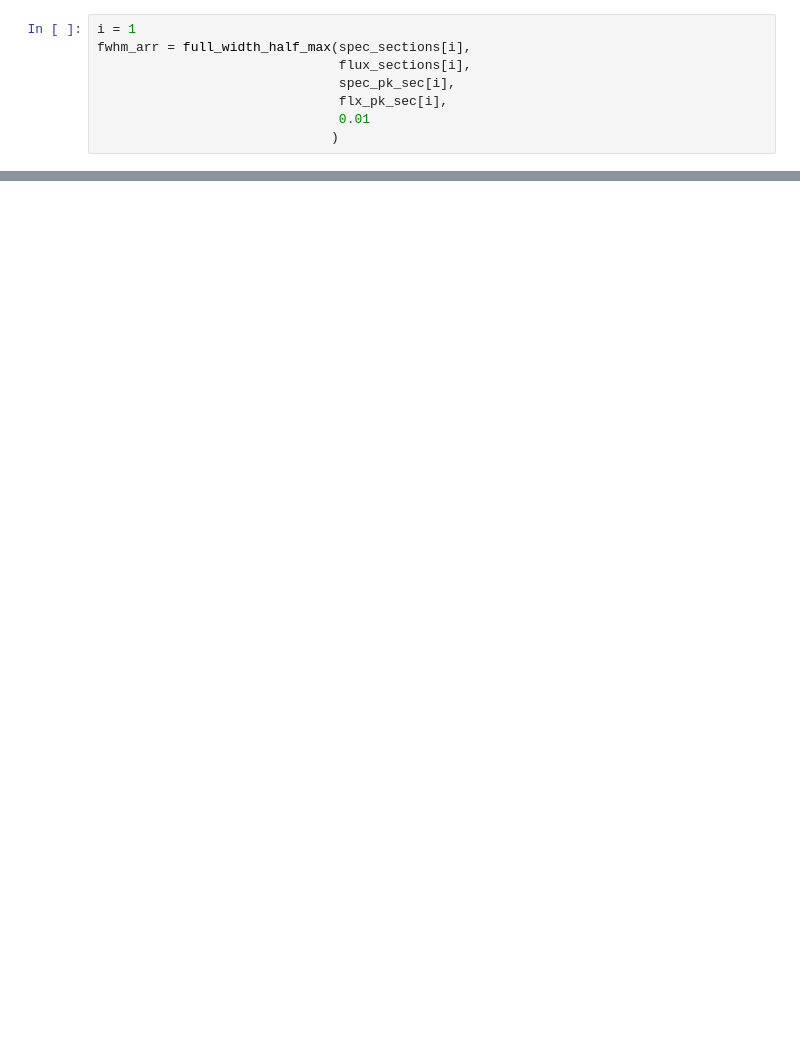
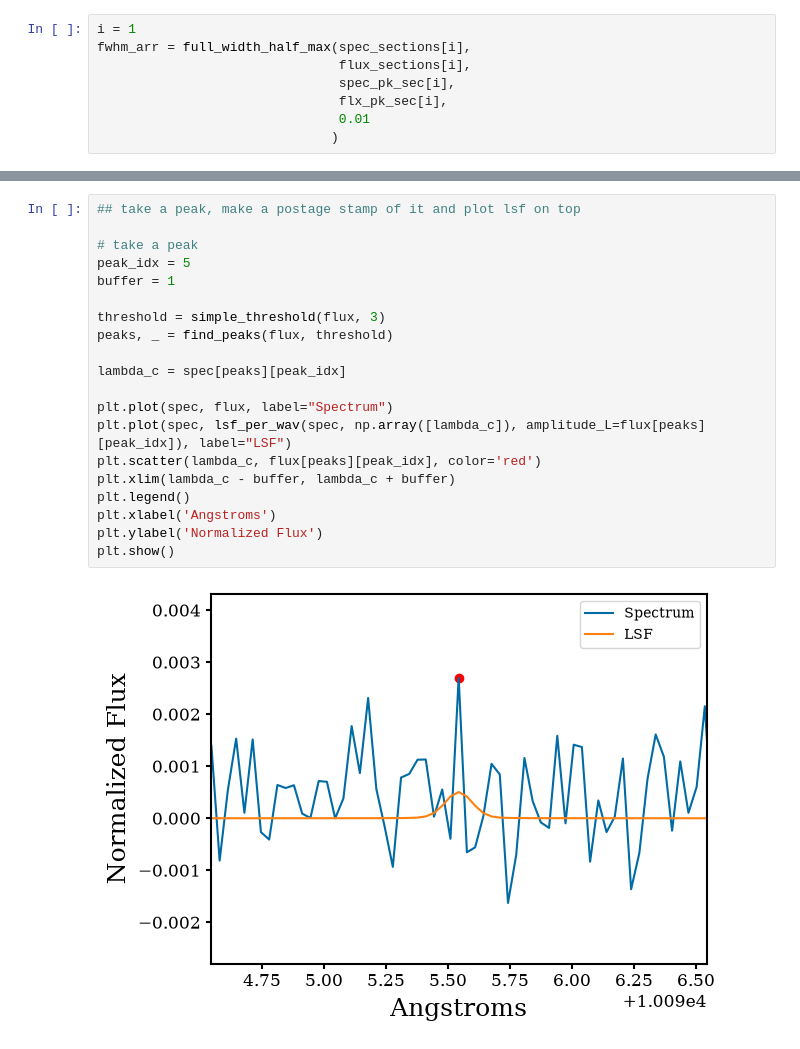
Before and after one commit to kenny-phan/carmenes-lasers, a Jupyter notebook: carmenes-lasers/laser_search_trials.ipynb, the cells around one changed output, grey strips where cells are left out. Cells and saved outputs as stored; diff of their text form; blank space fills up the shorter version.

```diff
--- a/carmenes-lasers/laser_search_trials.ipynb
+++ b/carmenes-lasers/laser_search_trials.ipynb
@@ -116,0 +127,22 @@ There are 480 peaks narrower than the max LSF
+# %%
+## take a peak, make a postage stamp of it and plot lsf on top
+
+# take a peak
+peak_idx = 5
+buffer = 1
+
+threshold = simple_threshold(flux, 3)
+peaks, _ = find_peaks(flux, threshold)
+
+lambda_c = spec[peaks][peak_idx]
+
+plt.plot(spec, flux, label="Spectrum")
+plt.plot(spec, lsf_per_wav(spec, np.array([lambda_c]), amplitude_L=flux[peaks][peak_idx]), label="LSF")
+plt.scatter(lambda_c, flux[peaks][peak_idx], color='red')
+plt.xlim(lambda_c - buffer, lambda_c + buffer)
+plt.legend()
+plt.xlabel('Angstroms')
+plt.ylabel('Normalized Flux')
+plt.show()
+# %% [output]
+[figure, added]
```
Also changed, not shown: parts of 4 cells of this notebook, 1 other file.
